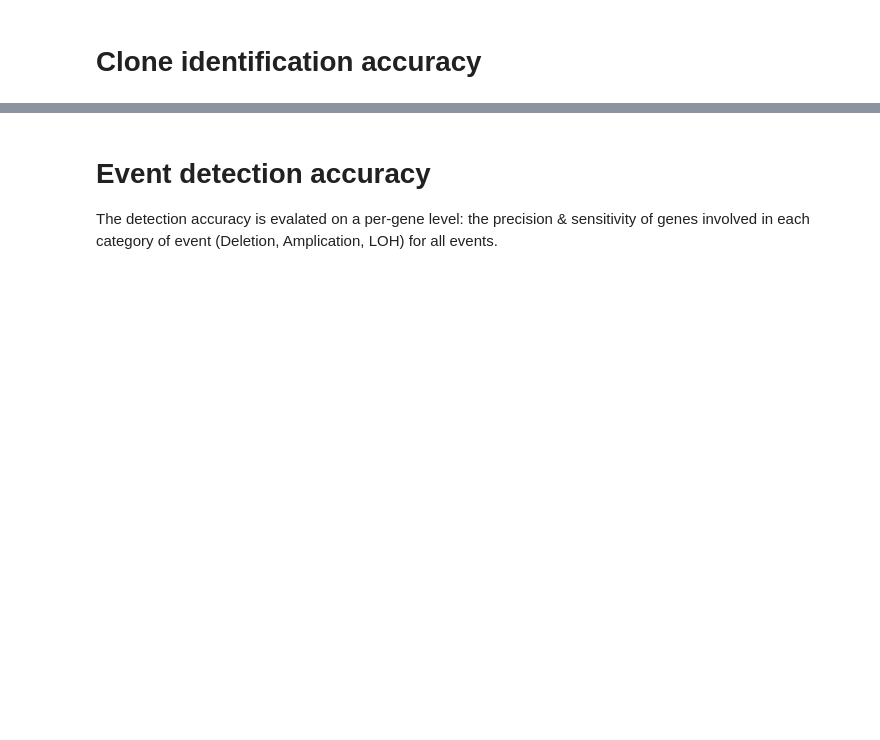
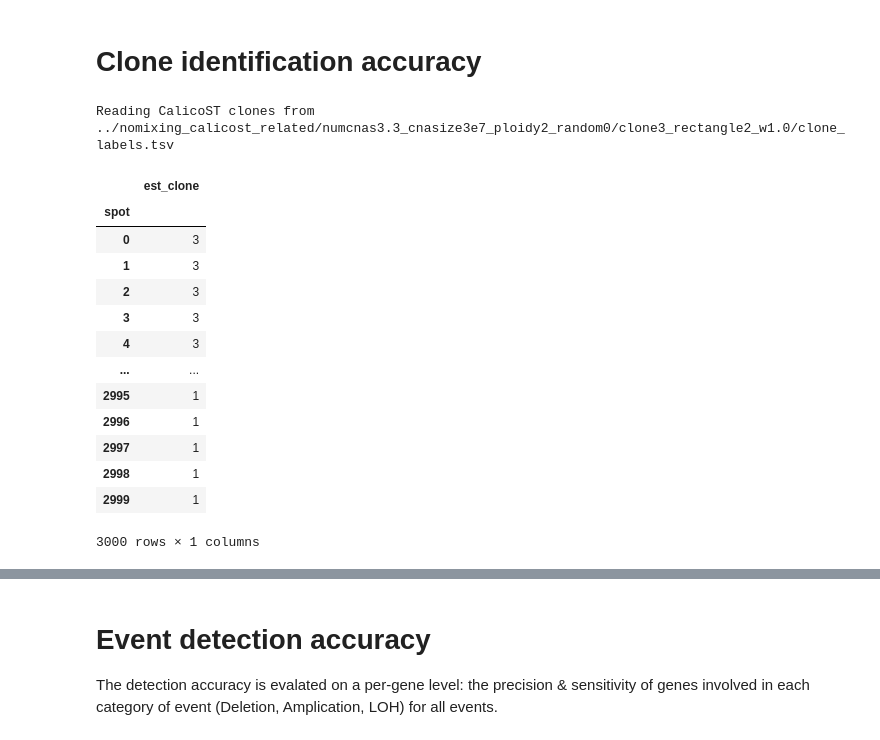
Before and after one commit to michaelJwilson/calicost_sim_analysis, a Jupyter notebook: Simulation2.ipynb, the cells around one changed output, grey strips where cells are left out. Cells and saved outputs as stored; diff of their text form; code cells hidden in the pictures; blank space fills up the shorter version.

```diff
--- a/Simulation2.ipynb
+++ b/Simulation2.ipynb
@@ -139,6 +159,25 @@ Reading true clones from ../simulated_data_related/numcnas3.3_cnasize3e7_ploidy2
 # Clone identification accuracy
 # %%
 # ! ls ../nomixing_calicost_related/numcnas1.2_cnasize1e7_ploidy2_random0/
+# %%
+calico_clones = get_calico_clones(calico_pure_dir, (3, 3), "3e7", 2, 0)
+calico_clones
+# %% [output]
+Reading CalicoST clones from ../nomixing_calicost_related/numcnas3.3_cnasize3e7_ploidy2_random0/clone3_rectangle2_w1.0/clone_labels.tsv
+|  | est_clone |
+| spot |  |
+| 0 | 3 |
+| 1 | 3 |
+| 2 | 3 |
+| 3 | 3 |
+| 4 | 3 |
+| ... | ... |
+| 2995 | 1 |
+| 2996 | 1 |
+| 2997 | 1 |
+| 2998 | 1 |
+| 2999 | 1 |
+3000 rows × 1 columns
 # %%
 clone_aris = get_aris(true_dir, calico_pure_dir, numbat_dir, starch_dir)
 clone_aris
```
Also changed, not shown: parts of 4 cells of this notebook, 1 other file.
